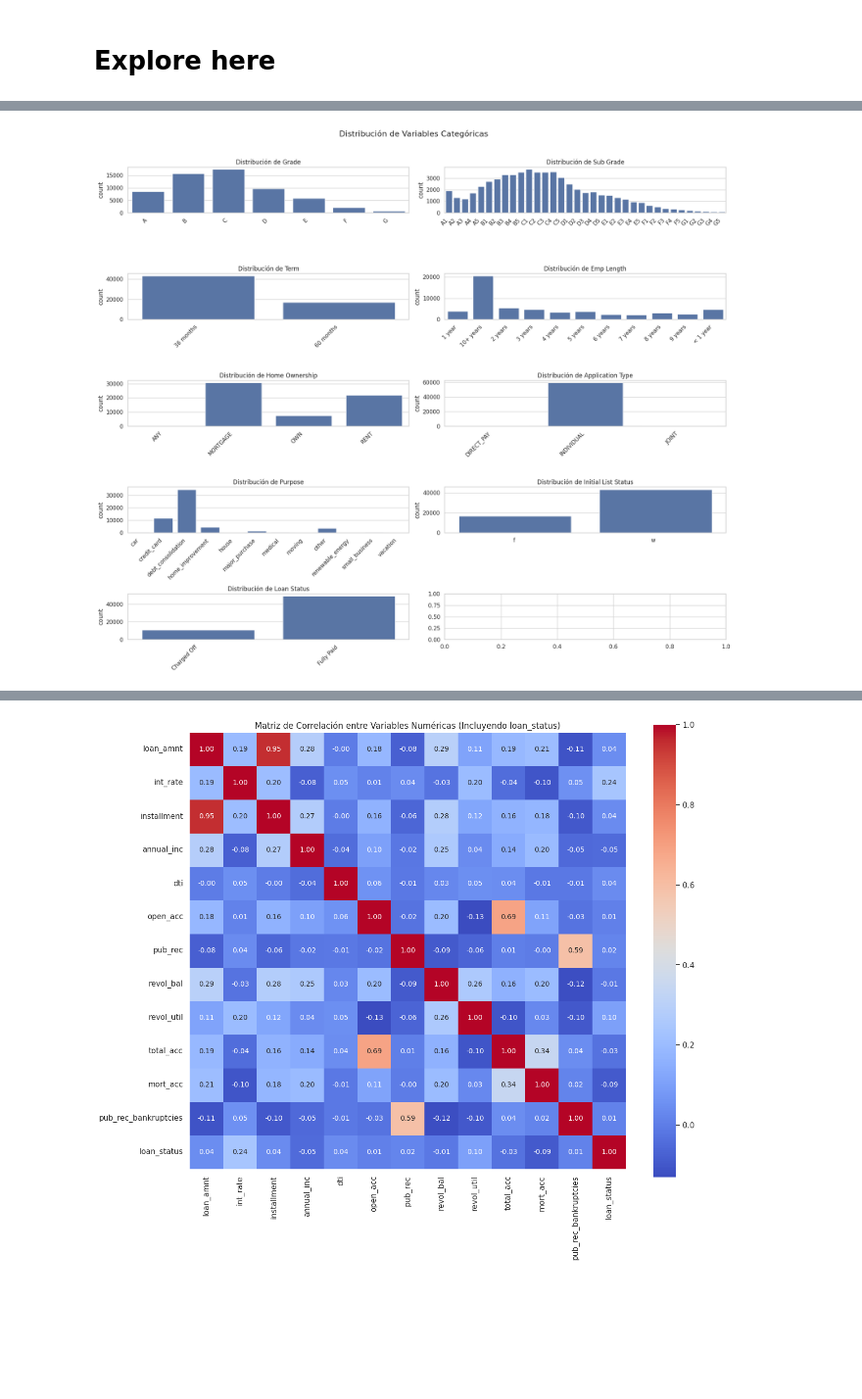
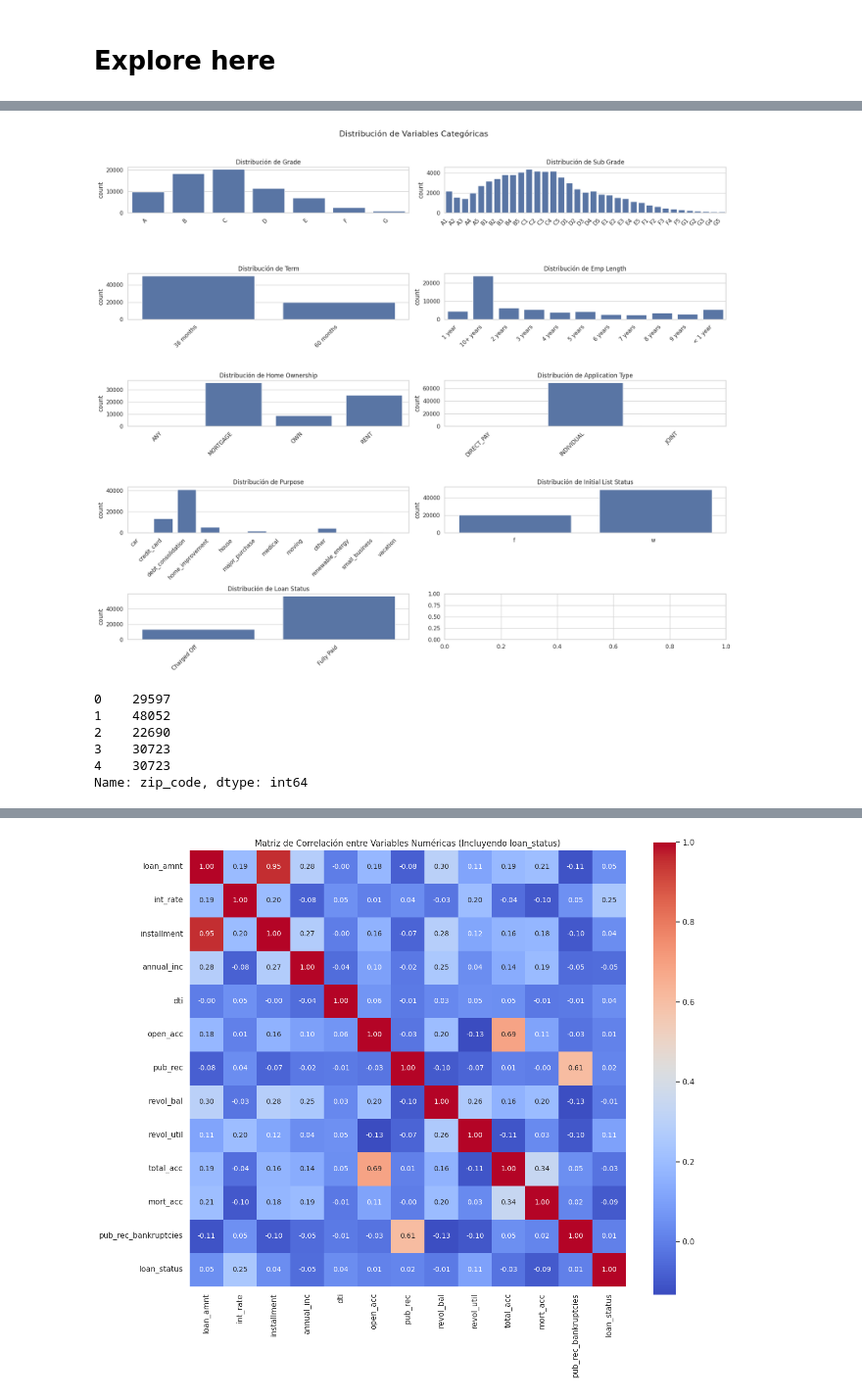
Before and after one commit to 4GeeksAcademy/AK-EA-GG_ProyectoFinalDS-ML, a Jupyter notebook: src/explore.ipynb, the cells around one changed output, grey strips where cells are left out. Shown at 98% size. Cells and saved outputs as stored; diff of their text form; code cells hidden in the pictures; blank space fills up the shorter version.

```diff
--- a/src/explore.ipynb
+++ b/src/explore.ipynb
@@ -36,5 +42,5 @@ import shap
 # %%
-df = pd.read_csv('../ProyectoFinal4Geeks/loan_dataset_filtered.csv')
+df = pd.read_csv('../data/loan_dataset.csv')
 # %%
 # Vista inicial
 print(f"Dimensiones del dataset: {df.shape}")
@@ -93,32 +99,31 @@ Estadísticas descriptivas:
 # %%
 sns.set(style="whitegrid")
 plt.rcParams['font.size'] = 10
 
 fig, axes = plt.subplots(5, 2, figsize=(18, 15))
 fig.suptitle('Distribución de Variables Categóricas', y=1.02, fontsize=16)
 
 variables_cat = [
     "grade", "sub_grade", "term", "emp_length",
-    "home_ownership",
-    "application_type", "purpose",
+    "home_ownership", "application_type", "purpose",
     "initial_list_status", "loan_status"
 ]
 
 for ax, var in zip(axes.flatten(), variables_cat):
     order = sorted(df[var].dropna().unique())
     sns.countplot(ax=ax, data=df, x=var, order=order)
     ax.set_title(f'Distribución de {var.replace("_", " ").title()}')
     ax.set_xlabel('')
 
     if df[var].nunique() > 5 or any(len(str(x)) > 4 for x in df[var].unique()):
         ax.tick_params(axis='x', rotation=45)
 
     plt.setp(ax.get_xticklabels(), ha="right")
 
 plt.tight_layout()
 plt.show()
 # %% [output]
-[figure, old version]
+[figure, new version]
 # %%
 # conversion de variables categóricas por mascara
 
@@ -137,8 +142,17 @@ df["emp_length"] = df["emp_length"].map(dict_emp_length)
 df['term'] = df['term'].str.split().str[0]
 df['term'] = pd.to_numeric(df['term'])
 # %%
-# extraccion de state de la columna address
-df['state'] = df['address'].str.extract(r',\s*([A-Z]{2})\s*\d{5}')
+# extraccion del zip code de la columna address
+df['zip_code'] = df['address'].str.extract(r'\s(\d{5})(?:-\d{4})?$')
+df['zip_code'] = pd.to_numeric(df['zip_code'])
+df['zip_code'].head()
+# %% [output]
+0    29597
+1    48052
+2    22690
+3    30723
+4    30723
+Name: zip_code, dtype: int64
 # %%
 # conversion de issue_d a datetime
 df['issue_d'] = pd.to_datetime(df['issue_d'])
```
Also changed, not shown: parts of 28 cells of this notebook, 4 other files.
